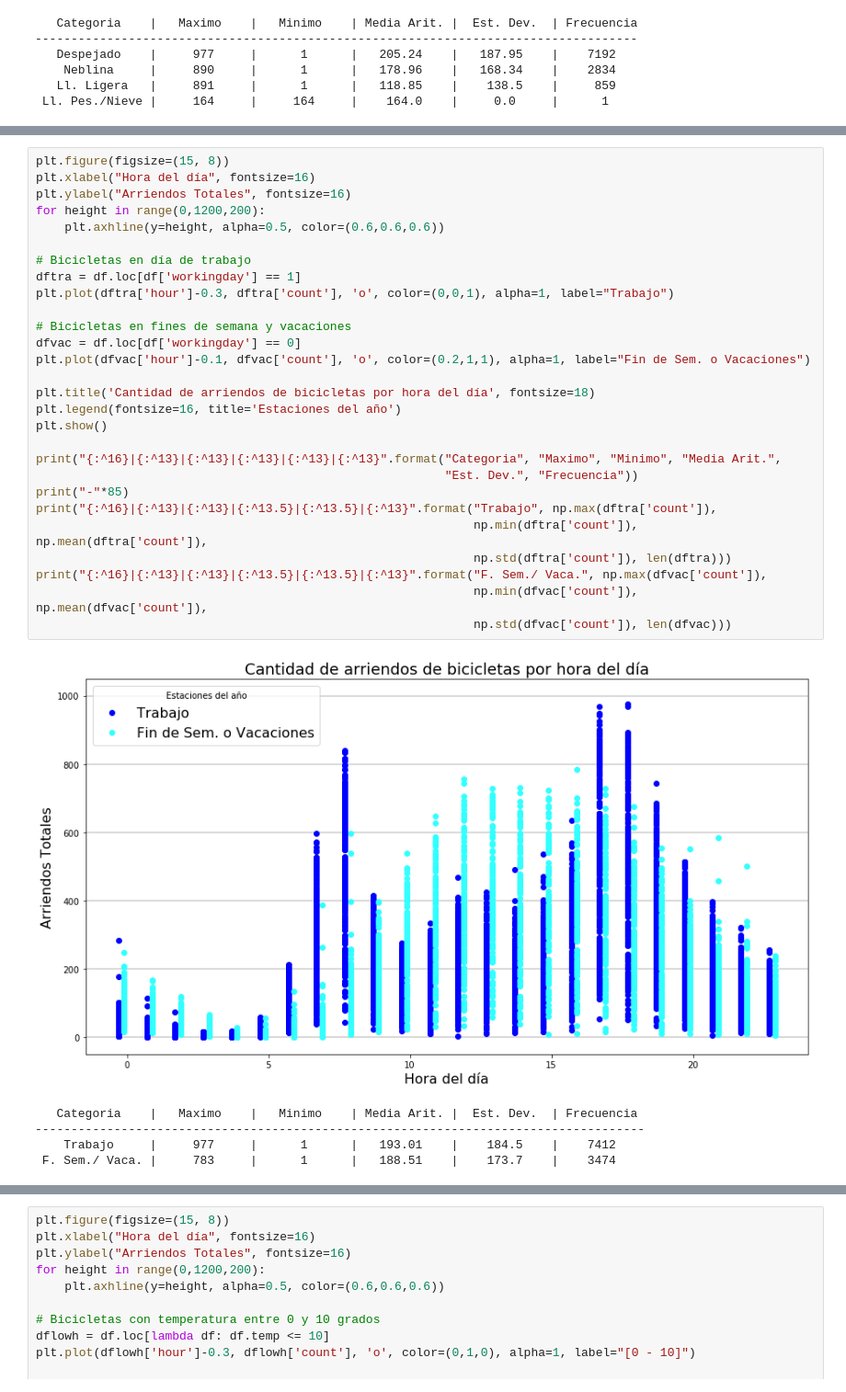
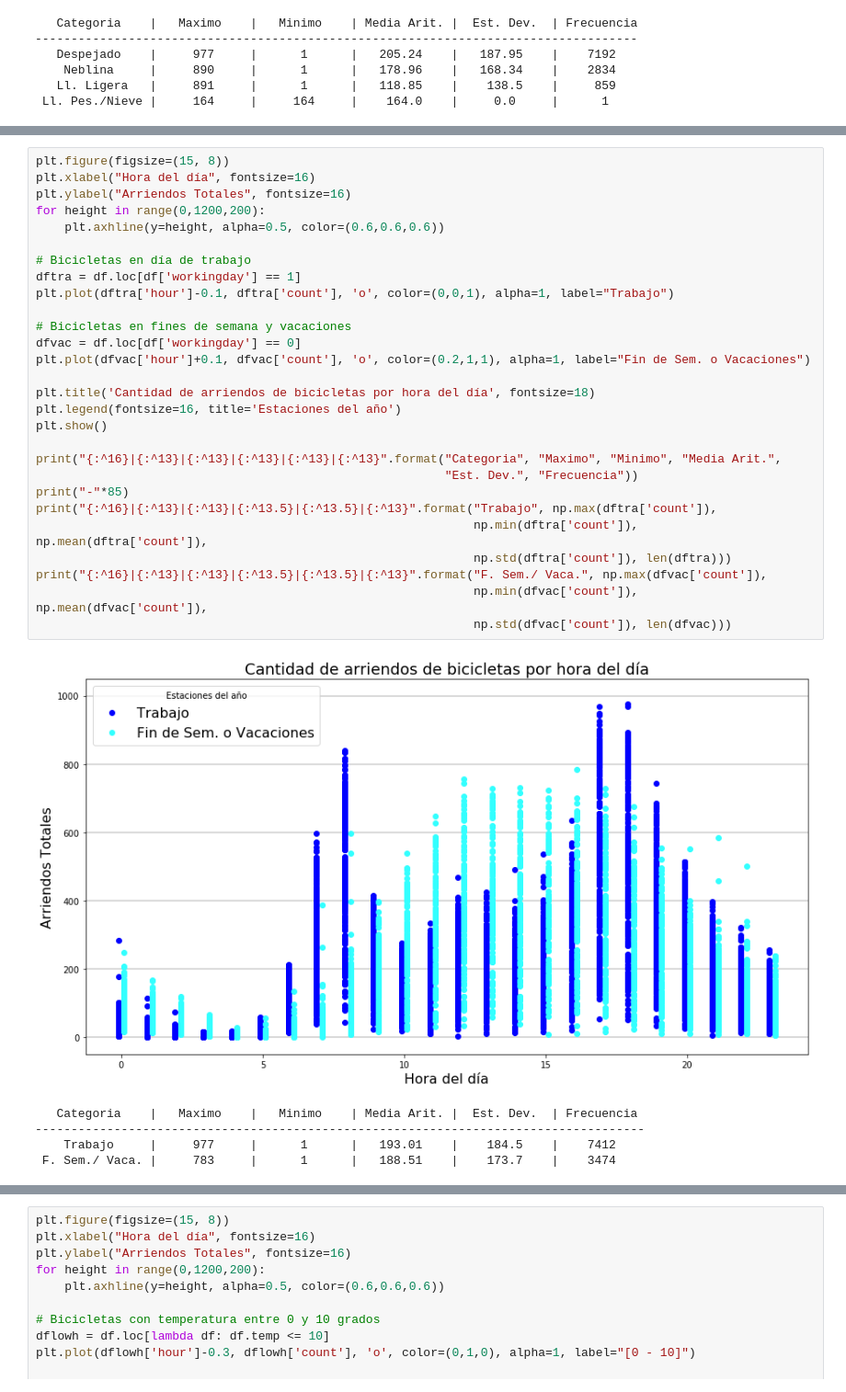
Before and after one commit to JavierL1/Tarea3-INF393, a Jupyter notebook: Parte2.ipynb, the cells around one changed output, grey strips where cells are left out. Shown at 92% size. Cells and saved outputs as stored; diff of their text form.

```diff
--- a/Untitled.ipynb
+++ b/Parte2.ipynb
@@ -149,33 +177,33 @@ print("{:^16}|{:^13}|{:^13}|{:^13.5}|{:^13.5}|{:^13}".format("Ll. Pes./Nieve", n
 # %%
 plt.figure(figsize=(15, 8))
 plt.xlabel("Hora del día", fontsize=16)
 plt.ylabel("Arriendos Totales", fontsize=16)
 for height in range(0,1200,200):
     plt.axhline(y=height, alpha=0.5, color=(0.6,0.6,0.6))
 
 # Bicicletas en día de trabajo
 dftra = df.loc[df['workingday'] == 1]
-plt.plot(dftra['hour']-0.3, dftra['count'], 'o', color=(0,0,1), alpha=1, label="Trabajo")
+plt.plot(dftra['hour']-0.1, dftra['count'], 'o', color=(0,0,1), alpha=1, label="Trabajo")
 
 # Bicicletas en fines de semana y vacaciones
 dfvac = df.loc[df['workingday'] == 0]
-plt.plot(dfvac['hour']-0.1, dfvac['count'], 'o', color=(0.2,1,1), alpha=1, label="Fin de Sem. o Vacaciones")
+plt.plot(dfvac['hour']+0.1, dfvac['count'], 'o', color=(0.2,1,1), alpha=1, label="Fin de Sem. o Vacaciones")
 
 plt.title('Cantidad de arriendos de bicicletas por hora del día', fontsize=18)
 plt.legend(fontsize=16, title='Estaciones del año')
 plt.show()
 
 print("{:^16}|{:^13}|{:^13}|{:^13}|{:^13}|{:^13}".format("Categoria", "Maximo", "Minimo", "Media Arit.",
                                                          "Est. Dev.", "Frecuencia"))
 print("-"*85)
 print("{:^16}|{:^13}|{:^13}|{:^13.5}|{:^13.5}|{:^13}".format("Trabajo", np.max(dftra['count']),
                                                              np.min(dftra['count']), np.mean(dftra['count']),
                                                              np.std(dftra['count']), len(dftra)))
 print("{:^16}|{:^13}|{:^13}|{:^13.5}|{:^13.5}|{:^13}".format("F. Sem./ Vaca.", np.max(dfvac['count']),
                                                              np.min(dfvac['count']), np.mean(dfvac['count']),
                                                              np.std(dfvac['count']), len(dfvac)))
 # %% [output]
-[figure, old version]
+[figure, new version]
    Categoria    |   Maximo    |   Minimo    | Media Arit. |  Est. Dev.  | Frecuencia
 -------------------------------------------------------------------------------------
     Trabajo     |     977     |      1      |   193.01    |    184.5    |    7412
```
Also changed, not shown: parts of 48 cells of this notebook, 1 other file.
